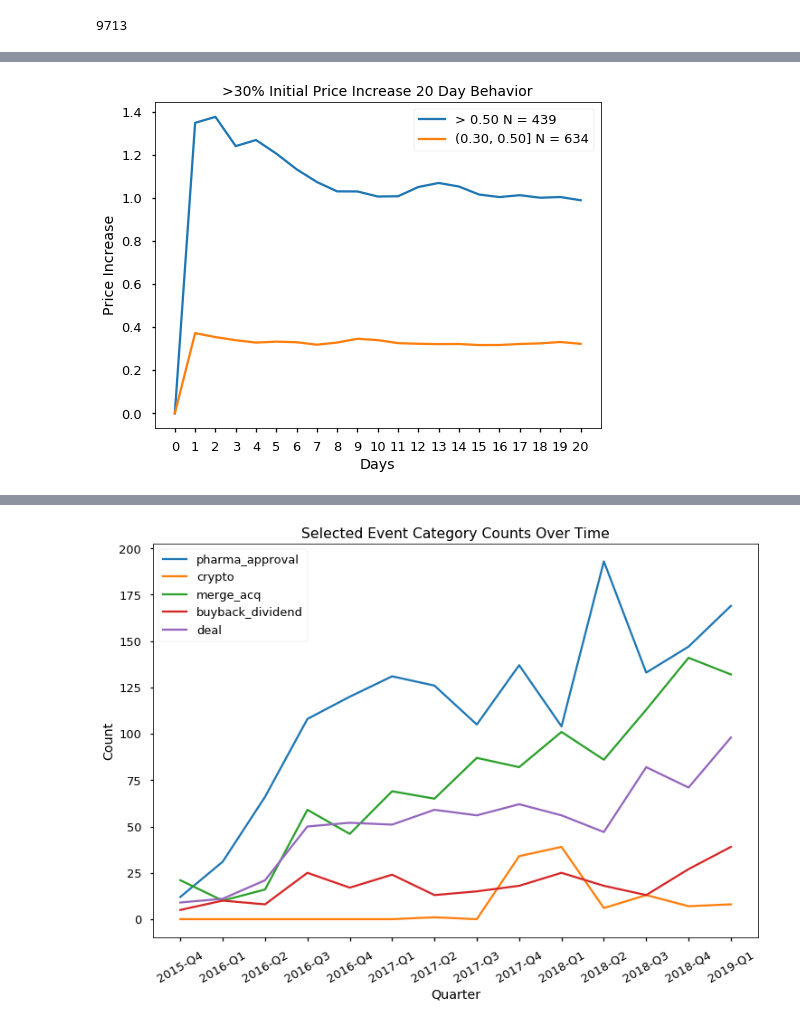
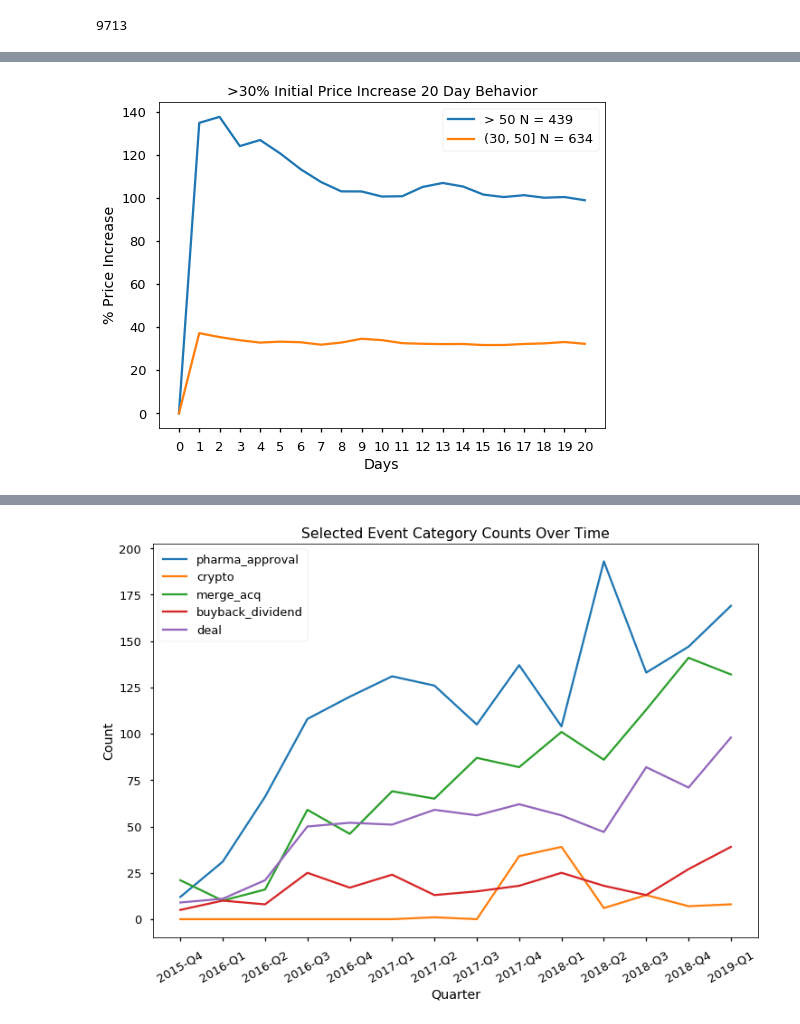
Before and after one commit to swang2016/benzinga_movers_scraper, a Jupyter notebook: scripts/benzinga_exploratory_analysis.ipynb, the cells around one changed output, grey strips where cells are left out. Cells and saved outputs as stored; diff of their text form; code cells hidden in the pictures.

```diff
--- a/scripts/benzinga_exploratory_analysis.ipynb
+++ b/scripts/benzinga_exploratory_analysis.ipynb
@@ -227,18 +230,18 @@ for temp in [u_30_50, u_50]:
 # %%
 fig = plt.subplot()
 
 u_50[['pct_change_mean', 'days']].plot(kind = 'line', x = 'days', ax=fig, figsize = [8, 6], color = 'tab:blue')
 u_30_50[['pct_change_mean', 'days']].plot(kind = 'line', x = 'days', ax=fig, color = 'tab:orange')
 
 plt.xticks(range(21));
-plt.legend(['> 0.50 N = %d'%(u_50.shape[1]-2), '(0.30, 0.50] N = %d'%(u_30_50.shape[1]-2)]);
+plt.legend(['> 50 N = %d'%(u_50.shape[1]-2), '(30, 50] N = %d'%(u_30_50.shape[1]-2)]);
 
-plt.ylabel('Price Increase');
+plt.ylabel('% Price Increase');
 plt.xlabel('Days');
 
 plt.title('>30% Initial Price Increase 20 Day Behavior', size = 14);
 # %% [output]
-[figure, old version]
+[figure, new version]
 # %%
 #compare stocks with golden crosses
 # %%
```
Also changed, not shown: parts of 34 cells of this notebook.
